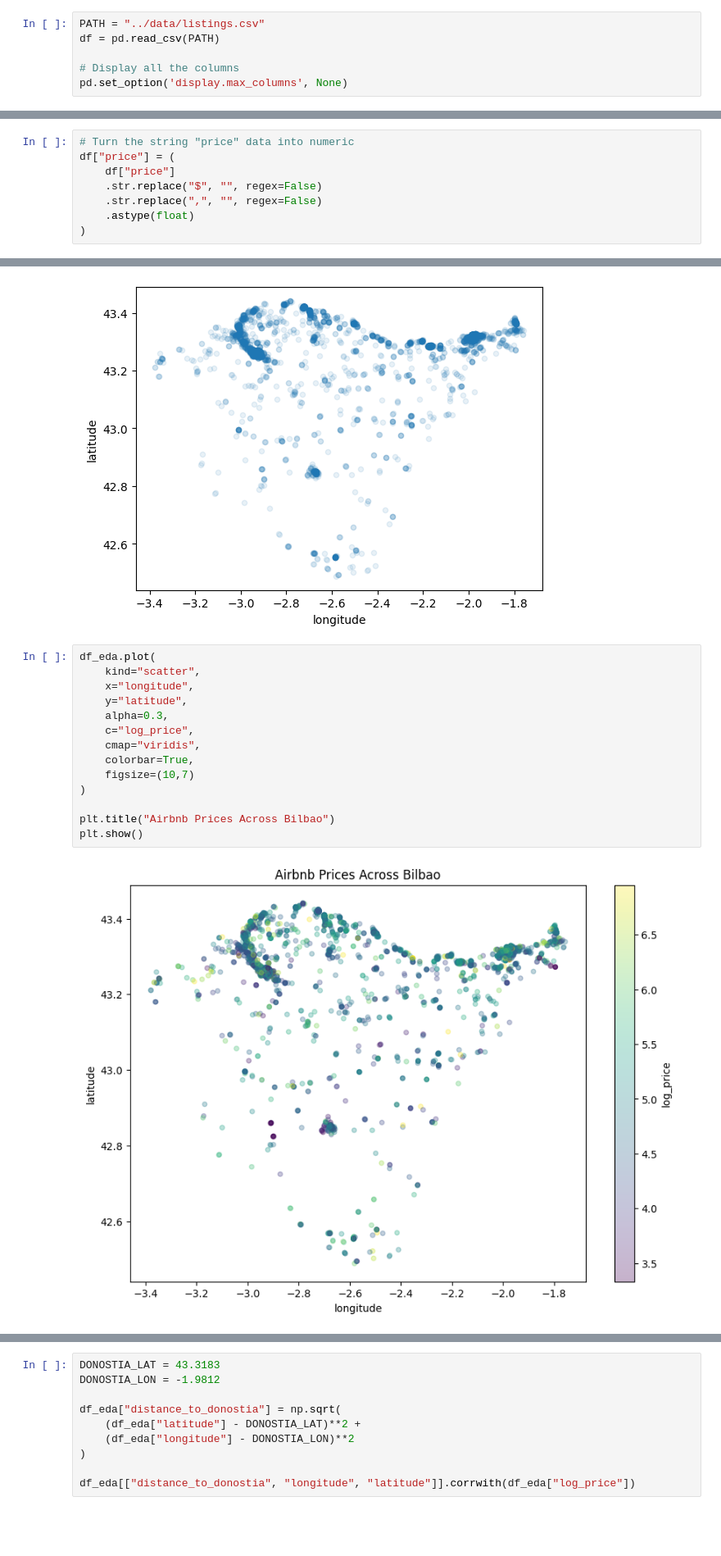
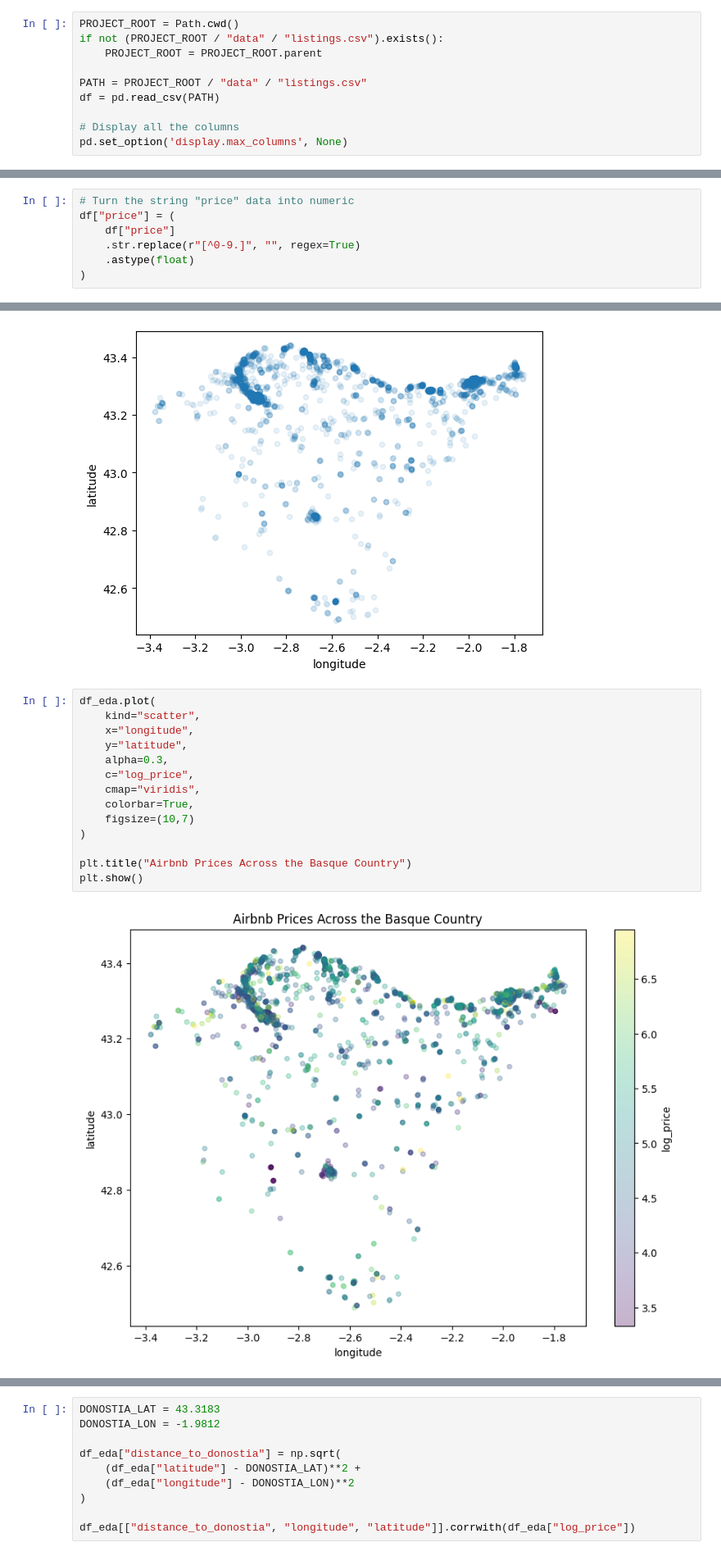
Before and after one commit to Batujan/Airbnb_Basque_Country_Price_Prediction, a Jupyter notebook: notebooks/01_data_exploration.ipynb, the cells around one changed output, grey strips where cells are left out. Shown at 82% size. Saved outputs shown, nothing was run; the diff lists cells and outputs as text; blank space fills up the shorter version.

```diff
--- a/notebooks/01_data_exploration.ipynb
+++ b/notebooks/01_data_exploration.ipynb
@@ -11,5 +12,9 @@ import ast
 # %%
-PATH = "../data/listings.csv"
+PROJECT_ROOT = Path.cwd()
+if not (PROJECT_ROOT / "data" / "listings.csv").exists():
+    PROJECT_ROOT = PROJECT_ROOT.parent
+
+PATH = PROJECT_ROOT / "data" / "listings.csv"
 df = pd.read_csv(PATH)
 
 # Display all the columns
@@ -42,8 +47,7 @@ np.int64(0)
 # Turn the string "price" data into numeric
 df["price"] = (
     df["price"]
-    .str.replace("$", "", regex=False)
-    .str.replace(",", "", regex=False)
+    .str.replace(r"[^0-9.]", "", regex=True)
     .astype(float)
 )
 # %%
@@ -467,17 +471,17 @@ df_eda.plot(kind="scatter", x="longitude", y="latitude", alpha=0.1)
 # %%
 df_eda.plot(
     kind="scatter",
     x="longitude",
     y="latitude",
     alpha=0.3,
     c="log_price",
     cmap="viridis",
     colorbar=True,
     figsize=(10,7)
 )
 
-plt.title("Airbnb Prices Across Bilbao")
+plt.title("Airbnb Prices Across the Basque Country")
 plt.show()
 # %% [output]
-[figure, old version]
+[figure, new version]
 # %%
```
Also changed, not shown: parts of 7 cells of this notebook, 3 other files.
